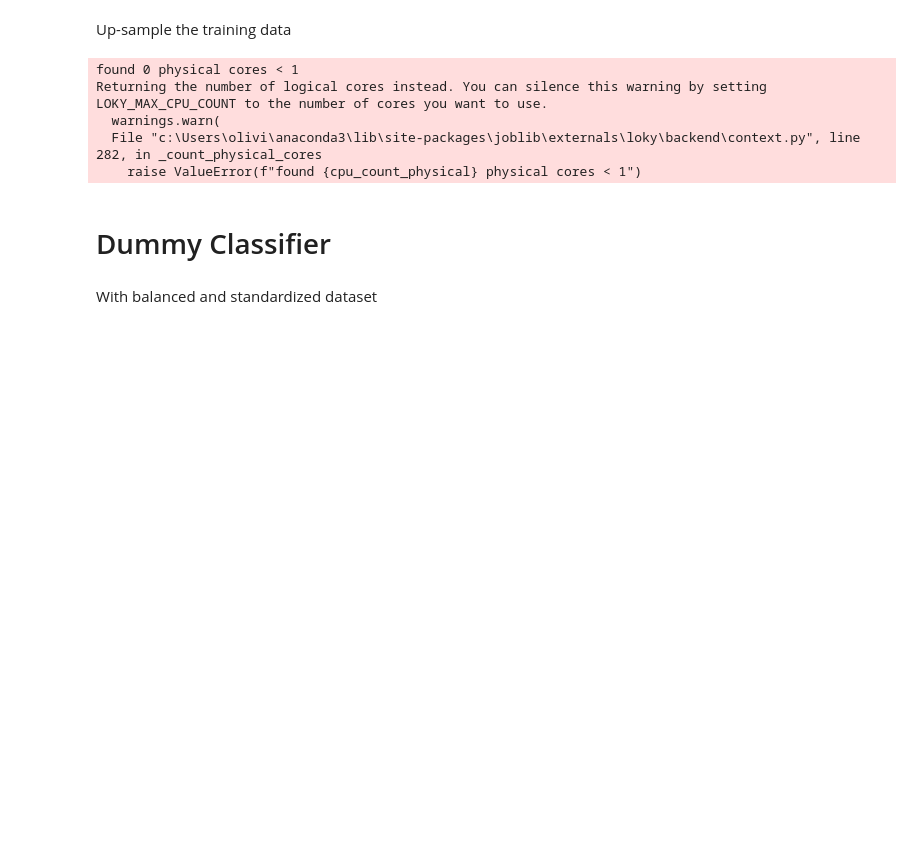
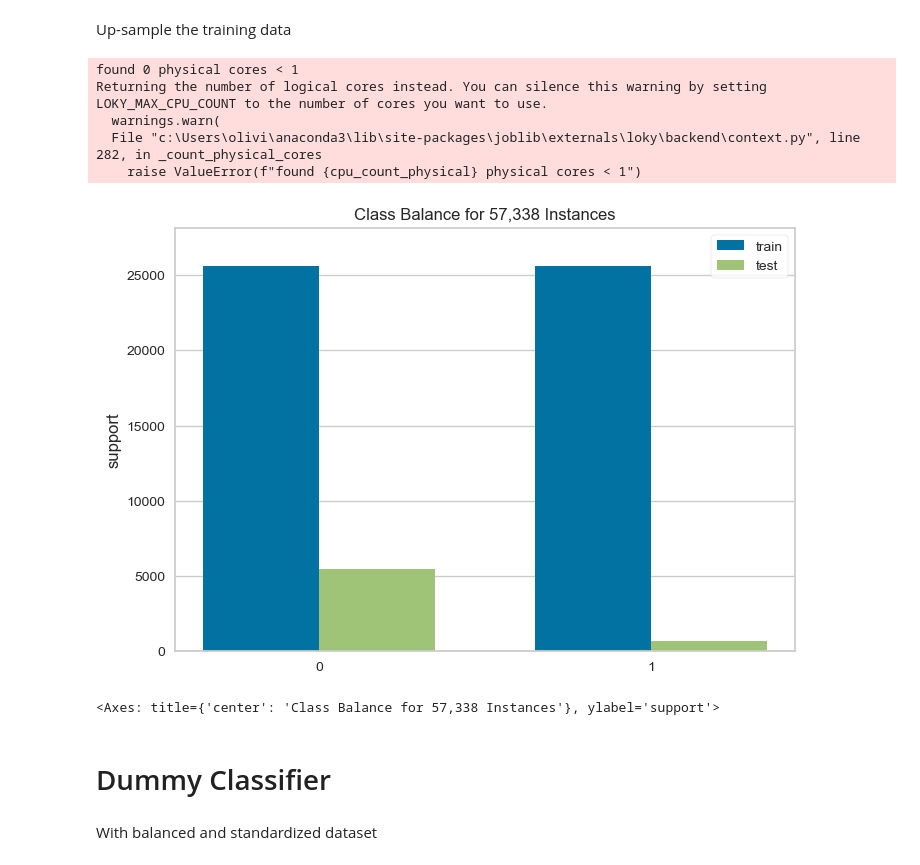
Before and after one commit to McGill-MMA-EnterpriseAnalytics/fourchetteurs, a Jupyter notebook: Classification models/Best model.ipynb, the cells around one changed output. Saved outputs shown, nothing was run; the diff lists cells and outputs as text; code cells hidden in the pictures; blank space fills up the shorter version.

```diff
--- a/Classification models/Classification.ipynb
+++ b/Classification models/Best model.ipynb
@@ -374,6 +374,15 @@ Returning the number of logical cores instead. You can silence this warning by s
   warnings.warn(
   File "c:\Users\olivi\anaconda3\lib\site-packages\joblib\externals\loky\backend\context.py", line 282, in _count_physical_cores
     raise ValueError(f"found {cpu_count_physical} physical cores < 1")
+# %%
+# Instantiate the visualizer
+visualizer = ClassBalance(labels=["0", "1"])
+
+visualizer.fit(y_train_sm, y_val)        # Fit the data to the visualizer
+visualizer.show()        # Finalize and render the figure
+# %% [output]
+[figure, added]
+<Axes: title={'center': 'Class Balance for 57,338 Instances'}, ylabel='support'>
 # %% [markdown]
 # Dummy Classifier
 # %% [markdown]
```
Also changed, not shown: parts of 7 cells of this notebook, 1 other file.
